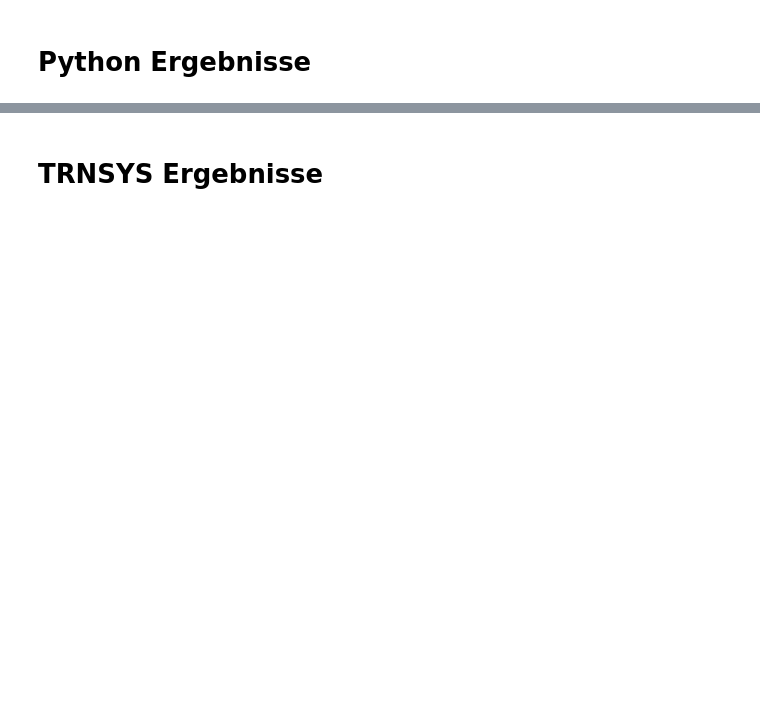
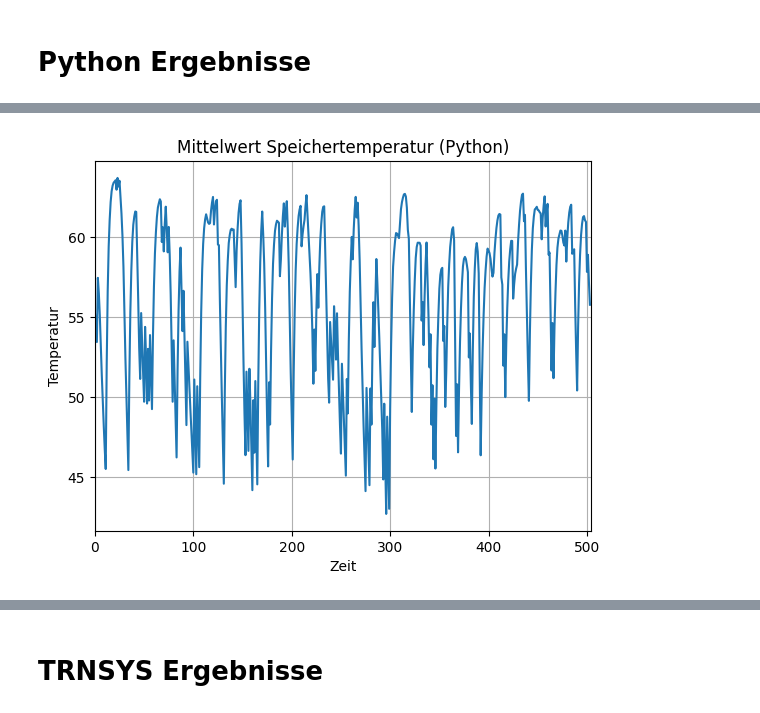
Before and after one commit to choffma8/masterprojektWaermespeicher, a Jupyter notebook: konstanterVolumenspeicher - 3 Wochen.ipynb, the cells around one changed output, grey strips where cells are left out. Cells and saved outputs as stored; diff of their text form; code cells hidden in the pictures; blank space fills up the shorter version.

```diff
--- a/konstanterVolumenspeicher - 3 Wochen.ipynb
+++ b/konstanterVolumenspeicher - 3 Wochen.ipynb
@@ -173,22 +300,24 @@ plt.show()
 # %%
 #Zuordnung der Ergebnisse aus dem Modell
 #WP-Daten
 p_elec = n.heat_pumps_t.p_elec
 p_heat = n.heat_pumps_t.p_heat
 m_flow = n.heat_pumps_t.m_flow
 COP = n.heat_pumps_t.COP
 status = n.heat_pumps_t.status
 
 #Mitteltemperatur der Schichten
 hs_m = heatstore_daten['hs'].mean(axis=1)
 hs_m.plot()
 plt.title('Mittelwert Speichertemperatur (Python)')
 plt.xlabel('Zeit')
 plt.ylabel('Temperatur')
-plt.xlim(0, 170)
+plt.xlim(0, 504)
 plt.grid()
-plt.savefig('Outputs/py_speicherschichten_m.png')
+plt.savefig('Outputs/konstanterTemperaturspeicher - 3 Wochen/py_speicherschichten_m - 3 Wochen.png')
 plt.show()
+# %% [output]
+[figure, added]
 # %%
 # Berechnung der Kosten für den Netzbezug durch die Wärmepumpe
 cost_grid = p_elec * grid_cost
```
Also changed, not shown: parts of 28 cells of this notebook, 25 other files.
